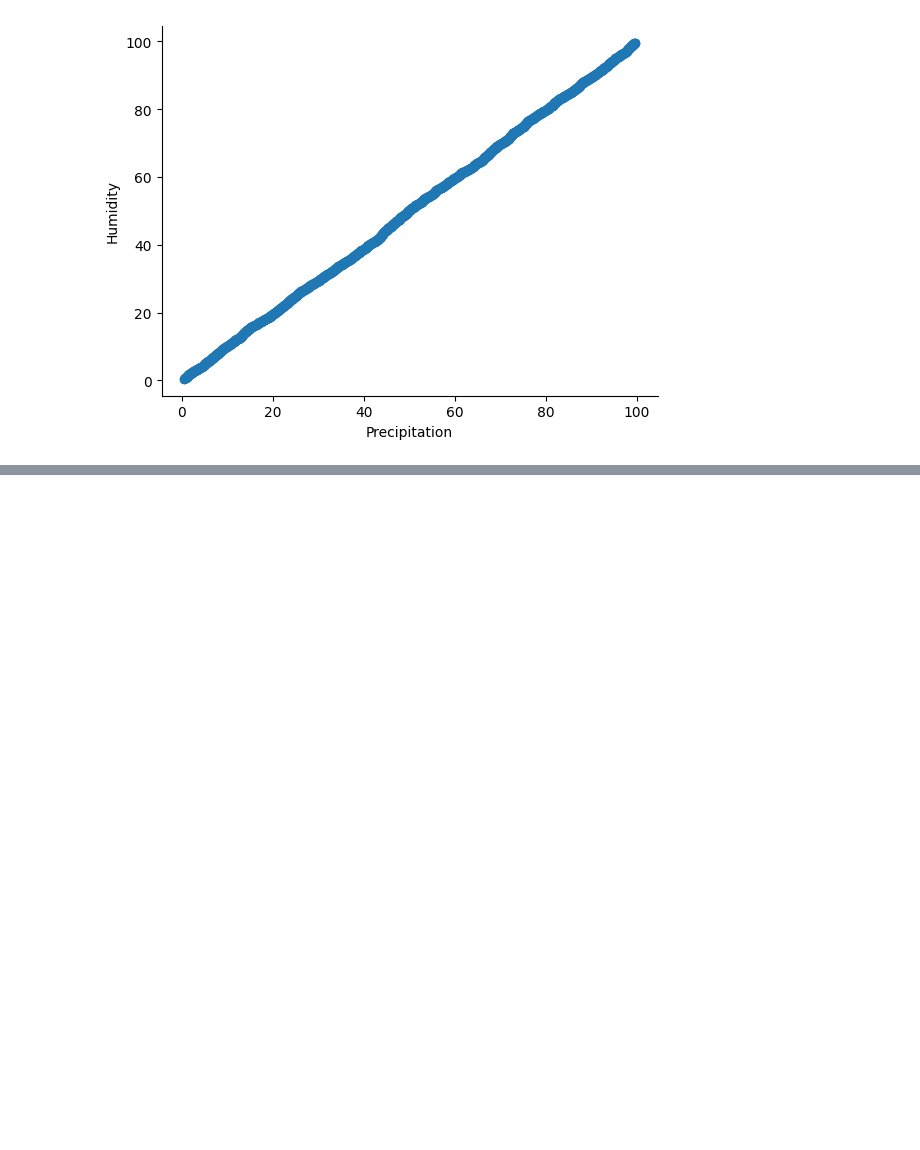
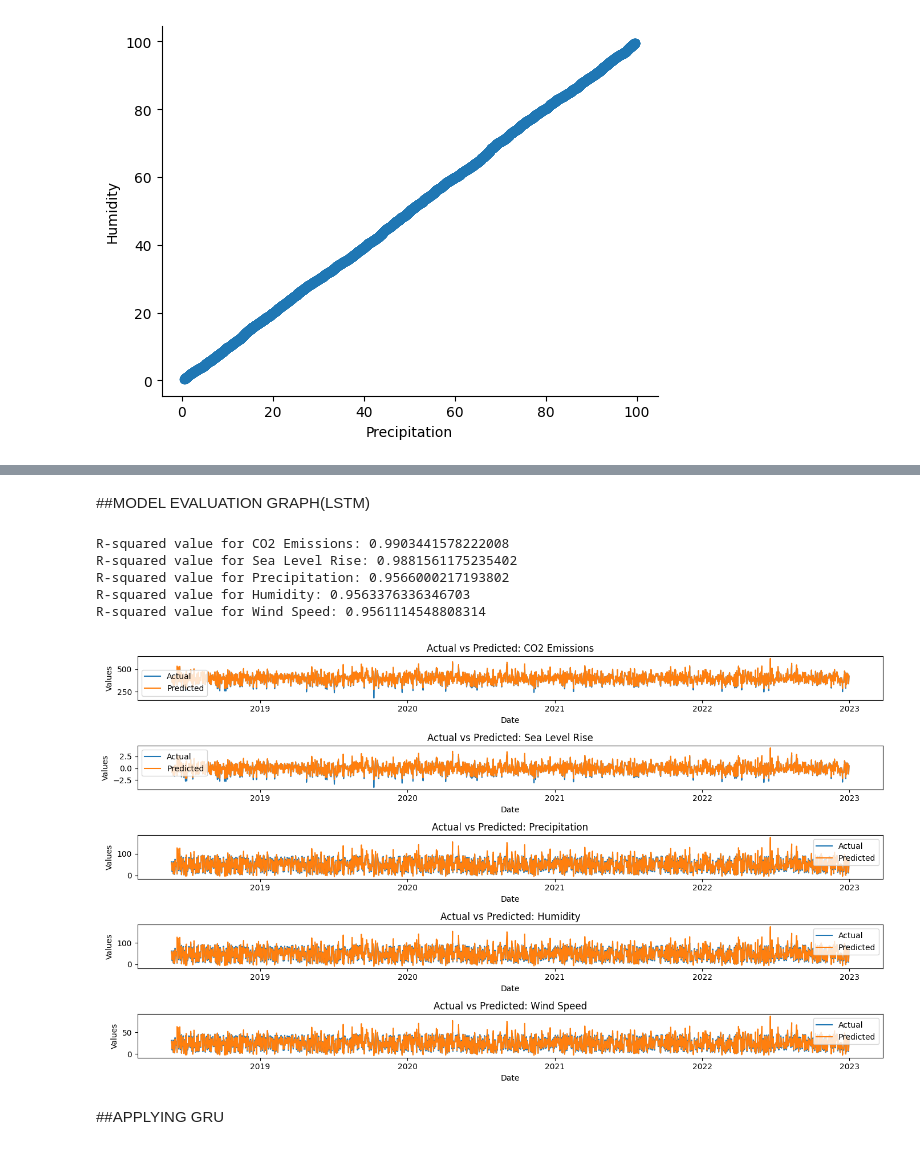
Before and after one commit to 104Rajendraprasath/Climate-Change-Prediction, a Jupyter notebook: Climate_Change_Prediction.ipynb, the cells around one changed output, grey strips where cells are left out. Drawn from its saved outputs; the diff is of its cells as text; code cells hidden in the pictures; blank space fills up the shorter version.

```diff
--- a/Climate_Change_Prediction.ipynb
+++ b/Climate_Change_Prediction.ipynb
@@ -376,0 +695,65 @@ y_test shape: (1243, 5)
+# %% [markdown]
+##MODEL EVALUATION GRAPH(LSTM)
+# %%
+import numpy as np
+import pandas as pd
+import matplotlib.pyplot as plt
+from sklearn.metrics import r2_score
+import matplotlib.dates as mdates
+
+# Assuming df has a datetime index and X_train, X_test, y_test_inverse, and y_pred_inverse are defined
+# Assuming df has a datetime index and X_train, X_test, y_test_inverse, and y_pred_inverse are defined
+dates_test = df.index[X_train.shape[0]:X_train.shape[0] + X_test.shape[0]]
+
+# Convert dates_test to a datetime series
+dates_test_series = pd.to_datetime(dates_test)
+
+# Filter for dates between 2000 and 2022
+filtered_dates_test = dates_test_series[(dates_test_series.year >= 2000) & (dates_test_series.year <= 2022)]
+
+# Feature names for the corresponding outputs
+feature_names = ['CO2 Emissions', 'Sea Level Rise', 'Precipitation', 'Humidity', 'Wind Speed']
+
+# Number of features
+n_features = y_test_inverse.shape[1]
+
+# Initialize the plot
+plt.figure(figsize=(14, 8))
+
+# Plotting actual vs predicted values for each feature
+for i in range(n_features):
+  # Combine dates, y_test, and y_pred into a DataFrame for easy handling
+  df_plot = pd.DataFrame({
+      'Date': filtered_dates_test,
+      'Actual': y_test_inverse[:, i],
+      'Predicted': y_pred_inverse[:, i]
+  })
+
+  # Calculate R-squared value
+  r2 = r2_score(df_plot['Actual'], df_plot['Predicted'])
+  print(f'R-squared value for {feature_names[i]}: {r2}')
+
+  # Plot actual vs predicted values
+  plt.subplot(n_features, 1, i + 1)
+  plt.plot(df_plot['Date'], df_plot['Actual'], label='Actual')
+  plt.plot(df_plot['Date'], df_plot['Predicted'], label='Predicted')
+  plt.title(f'Actual vs Predicted: {feature_names[i]}')
+  plt.xlabel('Date')
+  plt.ylabel('Values')
+  plt.legend()
+
+  # Formatting the x-axis for dates
+  plt.gca().xaxis.set_major_locator(mdates.YearLocator())
+  plt.gca().xaxis.set_major_formatter(mdates.DateFormatter('%Y'))
+
+plt.tight_layout()
+plt.show()
+# %% [output]
+R-squared value for CO2 Emissions: 0.9903441578222008
+R-squared value for Sea Level Rise: 0.9881561175235402
+R-squared value for Precipitation: 0.9566000217193802
+R-squared value for Humidity: 0.9563376336346703
+R-squared value for Wind Speed: 0.9561114548808314
+[figure, added]
+# %% [markdown]
+##APPLYING GRU
```
Also changed, not shown: parts of 75 cells of this notebook.
